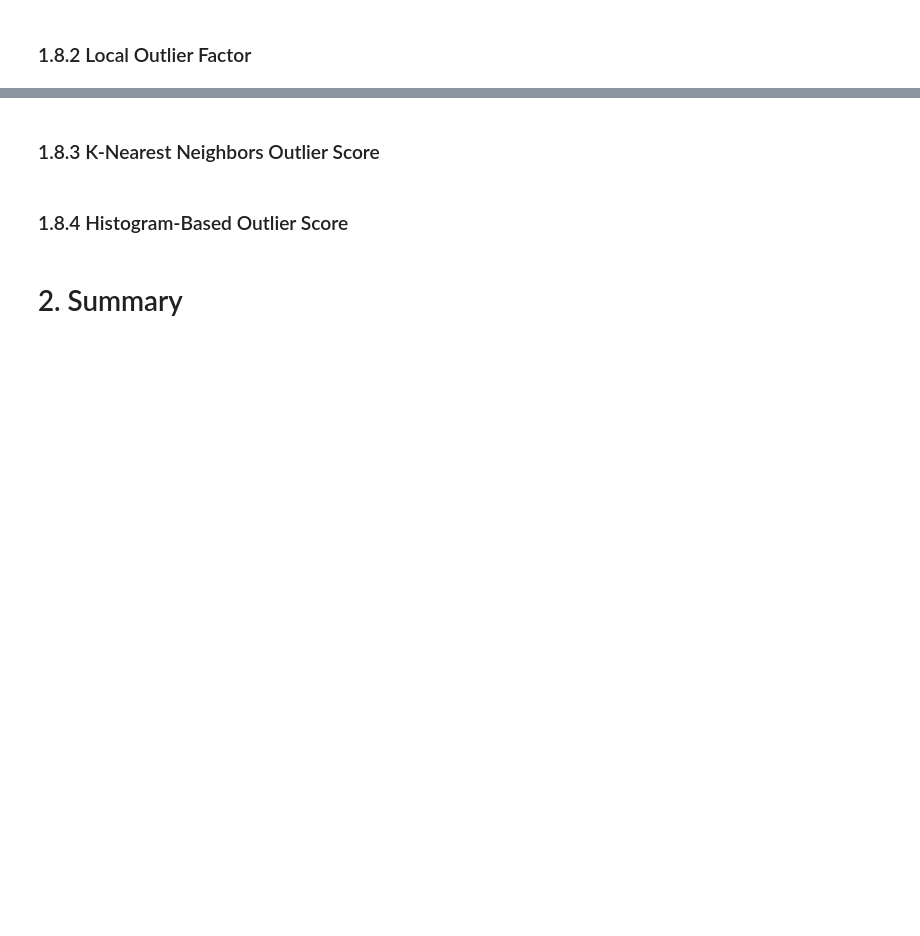
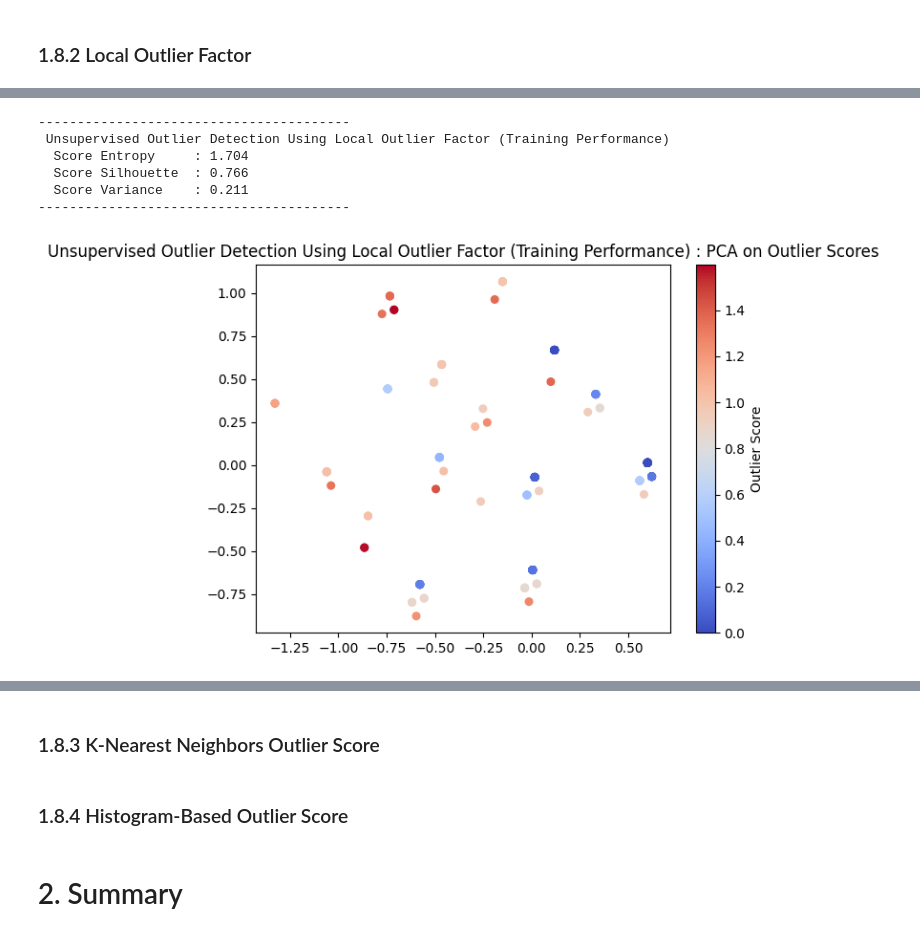
Before and after one commit to JohnPaulinePineda/Portfolio_Project_61, a Jupyter notebook: codes/DetectingAndEvaluatingAnomaliesInCategoricalDataUnderSupervisedAndUnsupervisedSettings.ipynb, the cells around one changed output, grey strips where cells are left out. Cells and saved outputs as stored; diff of their text form; code cells hidden in the pictures; blank space fills up the shorter version.

Commit message:
Formulated the Python Notebook
Updated Model Development With Synthetic Ground Truth Labels for Local Outlier Factor

```diff
--- a/codes/DetectingAndEvaluatingAnomaliesInCategoricalDataUnderSupervisedAndUnsupervisedSettings.ipynb
+++ b/codes/DetectingAndEvaluatingAnomaliesInCategoricalDataUnderSupervisedAndUnsupervisedSettings.ipynb
@@ -2133,2 +2134,23 @@ umap_visualize_unsupervised_outlier_detection_model(X_train, X_validation, -unsu
 # %% [markdown]
 ### 1.8.2 Local Outlier Factor <a class="anchor" id="1.8.2"></a>
+# %%
+##################################
+# Formulating a hyperparameter tuning grid
+# based on Local Outlier Factor
+##################################
+cblof_grid = {
+    "alpha": [0.9, 0.8],
+    "n_clusters": [8, 12, 16],
+    "beta": [5, 10, 15],
+    "contamination": [0.10],
+    "random_state": [42]
+}
+# %%
+##################################
+# Conducting hyperparameter tuning
+# using a Monte Carlo cross-validation setup
+# and identifying the optimal hyperparamter combination
+# based on Local Outlier Factor
+##################################
+best_unsupervisded_model_cblof_params, unsupervisded_model_cblof_results_df = run_monte_carlo_cv_unsupervised_outlier_detection_model(CBLOF, cblof_grid, X_train, model_name="CBLOF")
+unsupervised_model_cblof = CBLOF(**best_unsupervisded_model_cblof_params)
@@ -2134,0 +2178,26 @@ umap_visualize_unsupervised_outlier_detection_model(X_train, X_validation, -unsu
+# %%
+##################################
+# Conducting apparent validation
+# of the optimal Local Outlier Factor
+# using the train data
+##################################
+unsupervised_model_cblof.fit(X_train)
+unsupervised_model_cblof_training_scores = unsupervised_model_cblof.decision_function(X_train.values)
+evaluate_unsupervised_outlier_detection_model(unsupervised_model_cblof_training_scores, "Unsupervised Outlier Detection Using Local Outlier Factor (Training Performance)")
+# %% [output]
+----------------------------------------
+ Unsupervised Outlier Detection Using Local Outlier Factor (Training Performance)
+  Score Entropy     : 1.704
+  Score Silhouette  : 0.766
+  Score Variance    : 0.211
+----------------------------------------
+# %%
+##################################
+# Visualizing the outlier scores
+# by implementing PCA
+# obtained from the optimal Local Outlier Factor
+# using the train data
+##################################
+pca_visualize_unsupervised_outlier_detection_model(X_train, X_train, -unsupervised_model_cblof_training_scores, -unsupervised_model_cblof_training_scores, "Unsupervised Outlier Detection Using Local Outlier Factor (Training Performance)")
+# %% [output]
+[figure, added]
```
Also changed, not shown: parts of 13 cells of this notebook, 2 other files.
